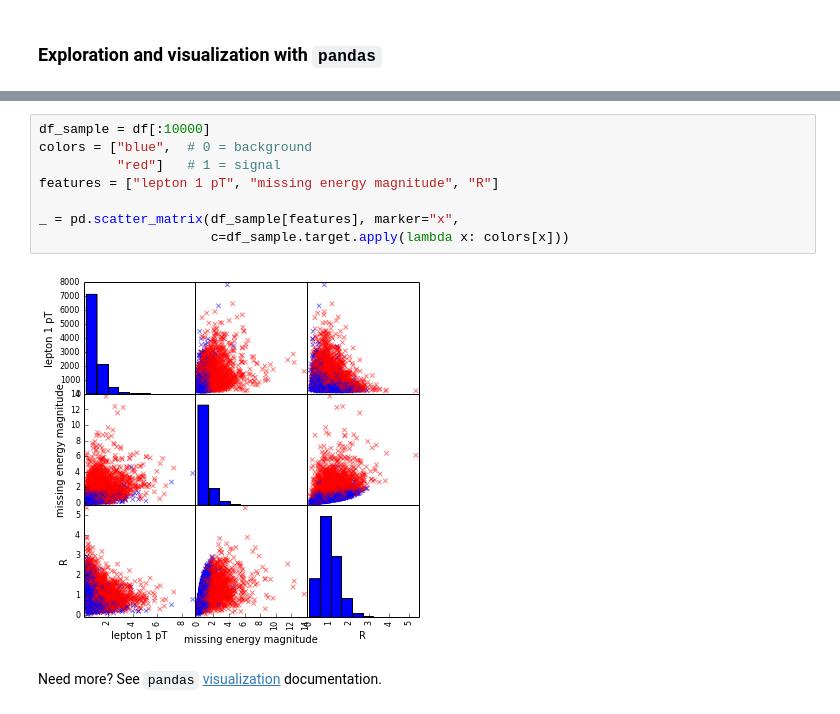
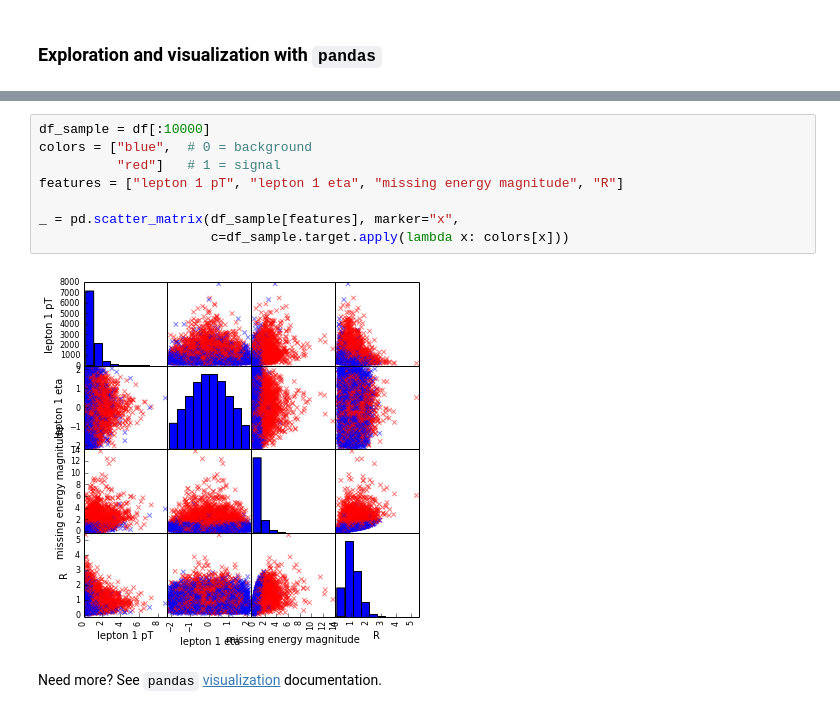
Before and after one commit to glouppe/tutorial-sklearn-lhcb, a Jupyter notebook: An introduction to Machine Learning with Scikit-Learn.ipynb, the cells around one changed output, grey strips where cells are left out. Saved outputs shown, nothing was run; the diff lists cells and outputs as text.

```diff
--- a/An introduction to Machine Learning with Scikit-Learn.ipynb
+++ b/An introduction to Machine Learning with Scikit-Learn.ipynb
@@ -112,12 +143,12 @@ df.describe()
 # %%
 df_sample = df[:10000]
 colors = ["blue",  # 0 = background
           "red"]   # 1 = signal
-features = ["lepton 1 pT", "missing energy magnitude", "R"]
+features = ["lepton 1 pT", "lepton 1 eta", "missing energy magnitude", "R"]
 
 _ = pd.scatter_matrix(df_sample[features], marker="x",
                       c=df_sample.target.apply(lambda x: colors[x]))
 # %% [output]
-[figure, old version]
+[figure, new version]
 # %% [markdown]
 Need more? See `pandas` <a href="http://pandas.pydata.org/pandas-docs/stable/visualization.html">visualization</a> documentation.
```
Also changed, not shown: parts of 29 cells of this notebook.
